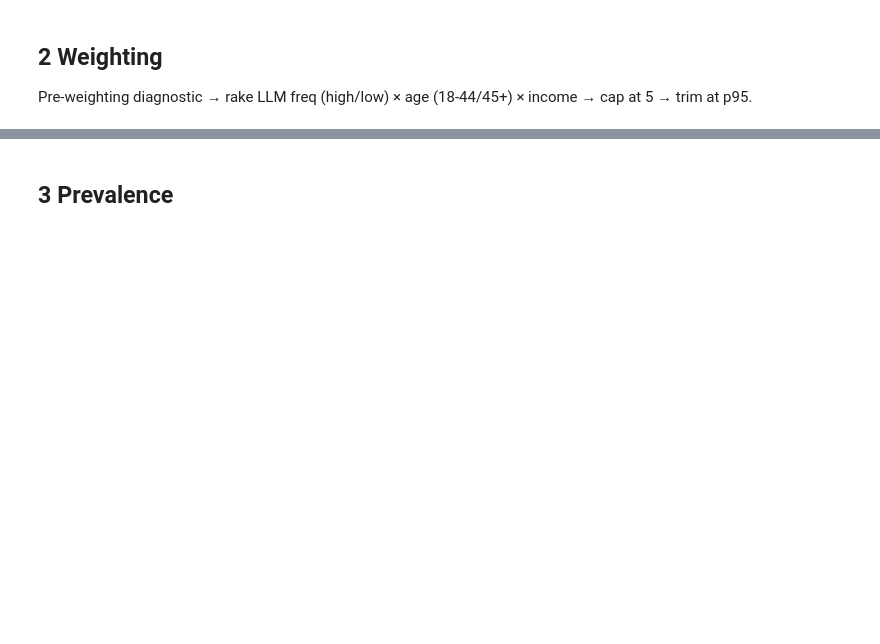
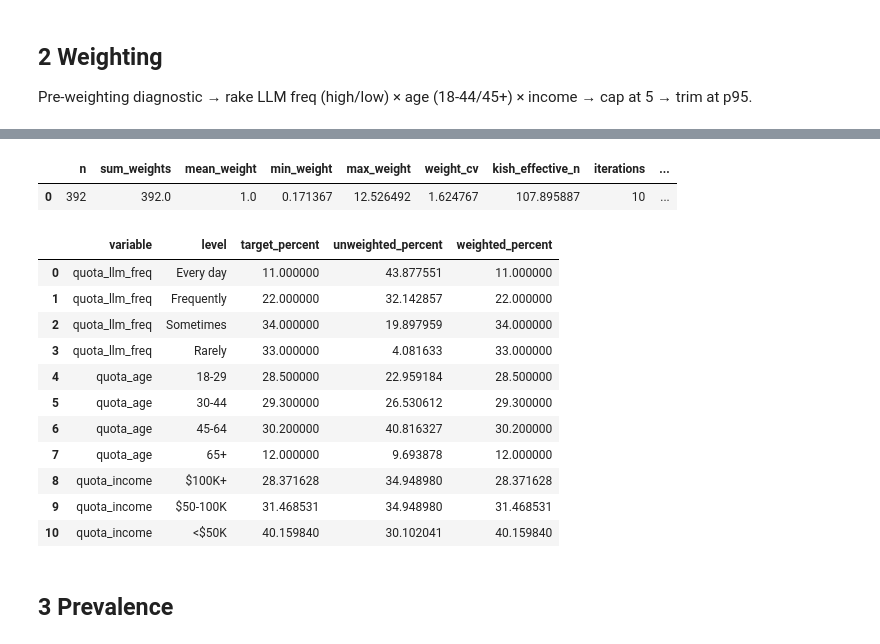
Before and after one commit to josh-ashkinaze/ssl, a Jupyter notebook: study1/cleaned_analysis.ipynb, the cells around one changed output, grey strips where cells are left out. Saved outputs shown, nothing was run; the diff lists cells and outputs as text; code cells hidden in the pictures; blank space fills up the shorter version.

```diff
--- a/study1/cleaned_analysis.ipynb
+++ b/study1/cleaned_analysis.ipynb
@@ -985,3 +1103,23 @@ def svy_tabulate_df(data, rowvar, colvar=None, weight_col=REPORT_WEIGHT_COL, uni
+# %%
+weight_summary
+# %% [output]
+|  | n | sum_weights | mean_weight | min_weight | max_weight | weight_cv | kish_effective_n | iterations | ... |
+| 0 | 392 | 392.0 | 1.0 | 0.171367 | 12.526492 | 1.624767 | 107.895887 | 10 | ... |
+# %%
+weight_balance
+# %% [output]
+|  | variable | level | target_percent | unweighted_percent | weighted_percent |
+| 0 | quota_llm_freq | Every day | 11.000000 | 43.877551 | 11.000000 |
+| 1 | quota_llm_freq | Frequently | 22.000000 | 32.142857 | 22.000000 |
+| 2 | quota_llm_freq | Sometimes | 34.000000 | 19.897959 | 34.000000 |
+| 3 | quota_llm_freq | Rarely | 33.000000 | 4.081633 | 33.000000 |
+| 4 | quota_age | 18-29 | 28.500000 | 22.959184 | 28.500000 |
+| 5 | quota_age | 30-44 | 29.300000 | 26.530612 | 29.300000 |
+| 6 | quota_age | 45-64 | 30.200000 | 40.816327 | 30.200000 |
+| 7 | quota_age | 65+ | 12.000000 | 9.693878 | 12.000000 |
+| 8 | quota_income | $100K+ | 28.371628 | 34.948980 | 28.371628 |
+| 9 | quota_income | $50-100K | 31.468531 | 34.948980 | 31.468531 |
+| 10 | quota_income | <$50K | 40.159840 | 30.102041 | 40.159840 |
 # %% [markdown]
 ## 3  Prevalence
 # %%
```
Also changed, not shown: parts of 25 cells of this notebook, 6 other files.
